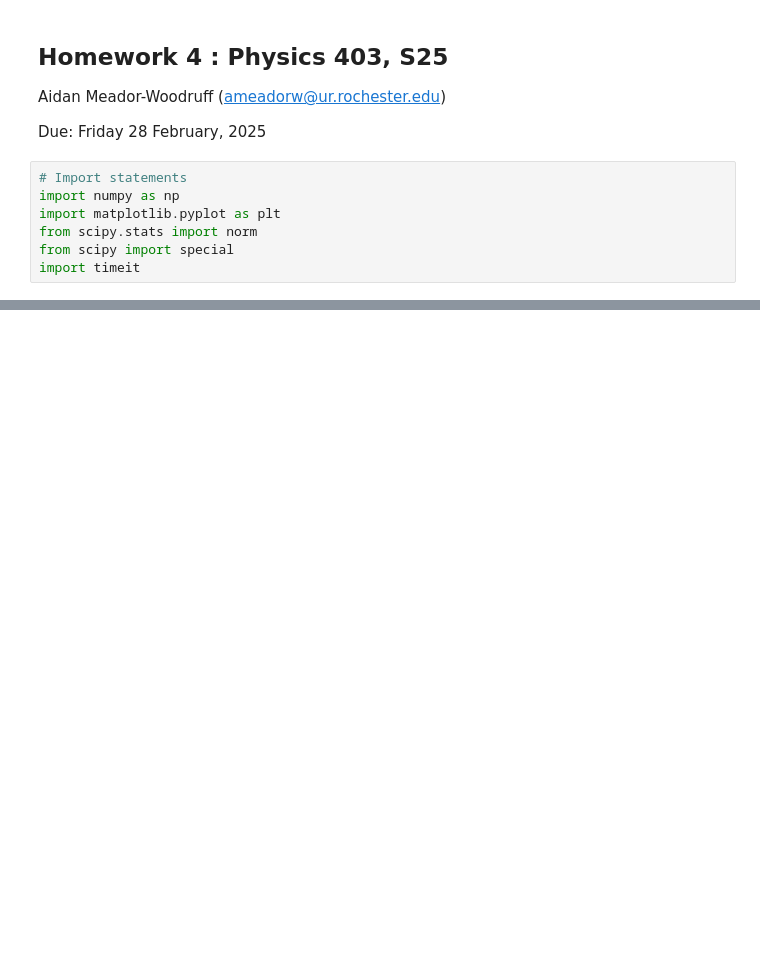
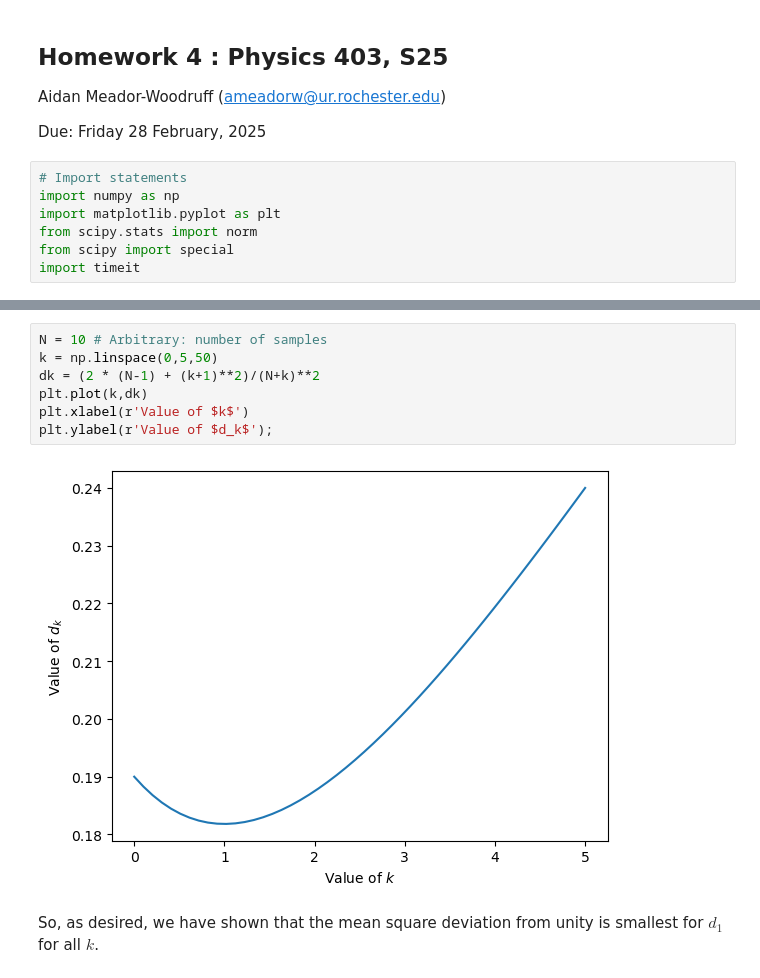
Before and after one commit to aidanwmw/PHYS403, a Jupyter notebook: homework/hw4.ipynb, the cells around one changed output, grey strips where cells are left out. Drawn from its saved outputs; the diff is of its cells as text; blank space fills up the shorter version.

```diff
--- a/homework/hw4.ipynb
+++ b/homework/hw4.ipynb
@@ -113,0 +288,11 @@ $$\mu = \frac{1}{N} \sum_i \lambda_i = \lambda$$
+# %%
+N = 10 # Arbitrary: number of samples
+k = np.linspace(0,5,50)
+dk = (2 * (N-1) + (k+1)**2)/(N+k)**2
+plt.plot(k,dk)
+plt.xlabel(r'Value of $k$')
+plt.ylabel(r'Value of $d_k$');
+# %% [output]
+[figure, added]
+# %% [markdown]
+So, as desired, we have shown that the mean square deviation from unity is smallest for $d_1$ for all $k$.
```
Also changed, not shown: parts of 14 cells of this notebook.
